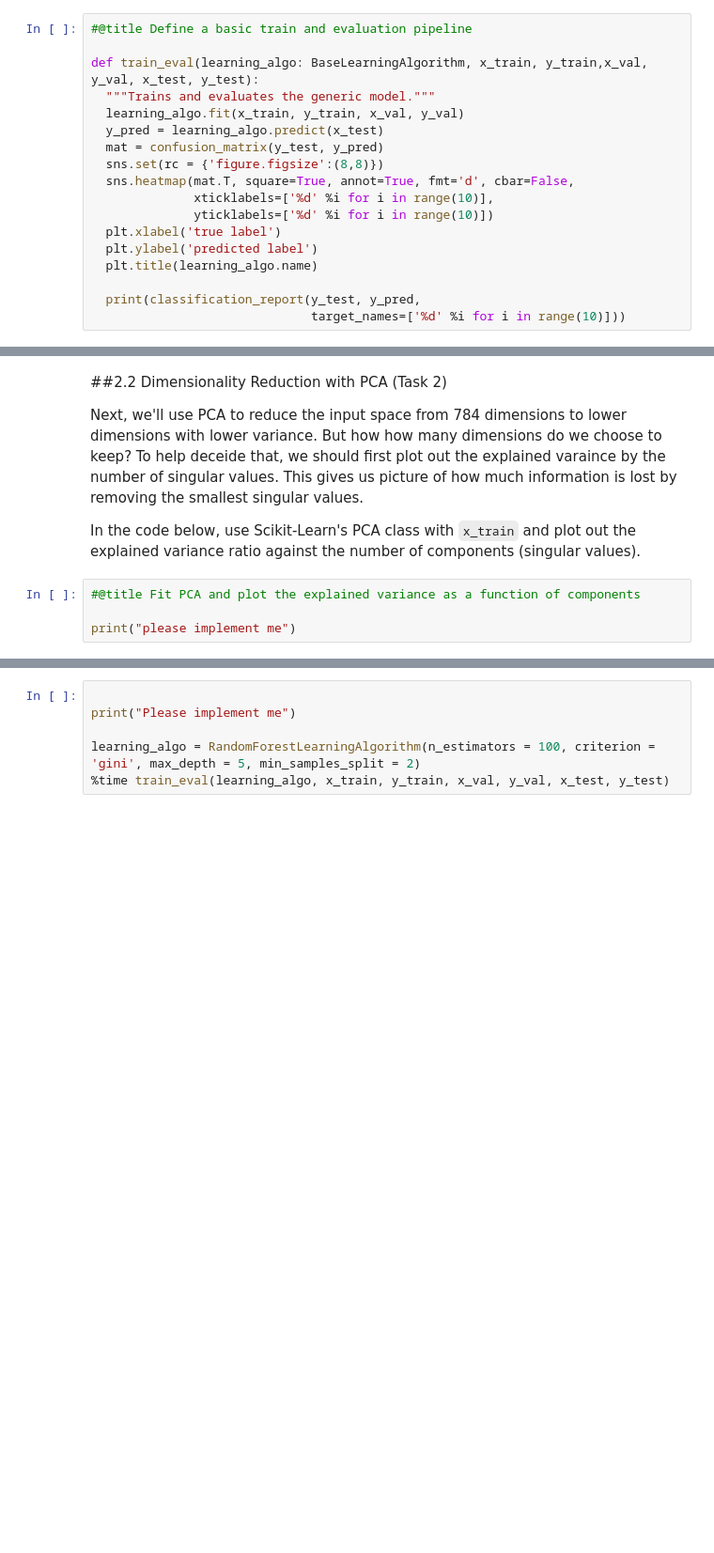
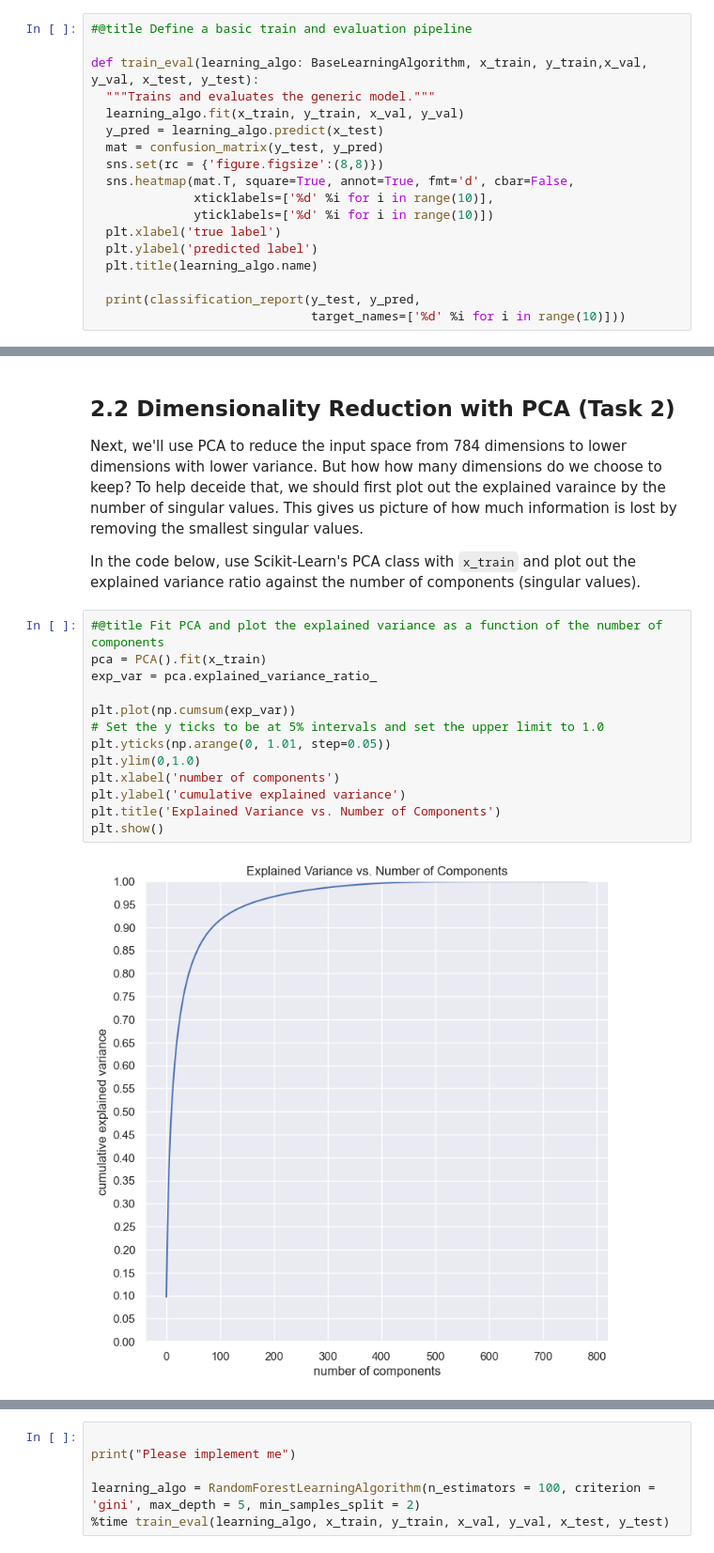
Before and after one commit to DataMonarch/ml, a Jupyter notebook: assignments/3/Homework 3 Multiclass Classification.ipynb, the cells around one changed output, grey strips where cells are left out. Shown at 94% size. Saved outputs shown, nothing was run; the diff lists cells and outputs as text; blank space fills up the shorter version.

```diff
--- a/assignments/3/Homework 3 Multiclass Classification.ipynb
+++ b/assignments/3/Homework 3 Multiclass Classification.ipynb
@@ -212,11 +259,22 @@ NotImplementedError: ignored
 # %% [markdown]
-##2.2 Dimensionality Reduction with PCA (Task 2)
+##  2.2 Dimensionality Reduction with PCA (Task 2)
 
 Next, we'll use PCA to reduce the input space from 784 dimensions to lower dimensions with lower variance. But how how many dimensions do we choose to keep? To help deceide that, we should first plot out the explained varaince by the number of singular values. This gives us picture of how much information is lost by removing the smallest singular values.
 
 In the code below, use Scikit-Learn's PCA class with `x_train` and plot out the explained variance ratio against the number of components (singular values).
-# %%
-#@title Fit PCA and plot the explained variance as a function of components
-
-print("please implement me")
+# %%
+#@title Fit PCA and plot the explained variance as a function of the number of components
+pca = PCA().fit(x_train)
+exp_var = pca.explained_variance_ratio_
+
+plt.plot(np.cumsum(exp_var))
+# Set the y ticks to be at 5% intervals and set the upper limit to 1.0
+plt.yticks(np.arange(0, 1.01, step=0.05))
+plt.ylim(0,1.0)
+plt.xlabel('number of components')
+plt.ylabel('cumulative explained variance')
+plt.title('Explained Variance vs. Number of Components')
+plt.show()
+# %% [output]
+[figure, added]
 # %% [markdown]
```
Also changed, not shown: parts of 29 cells of this notebook, 4 other files.
